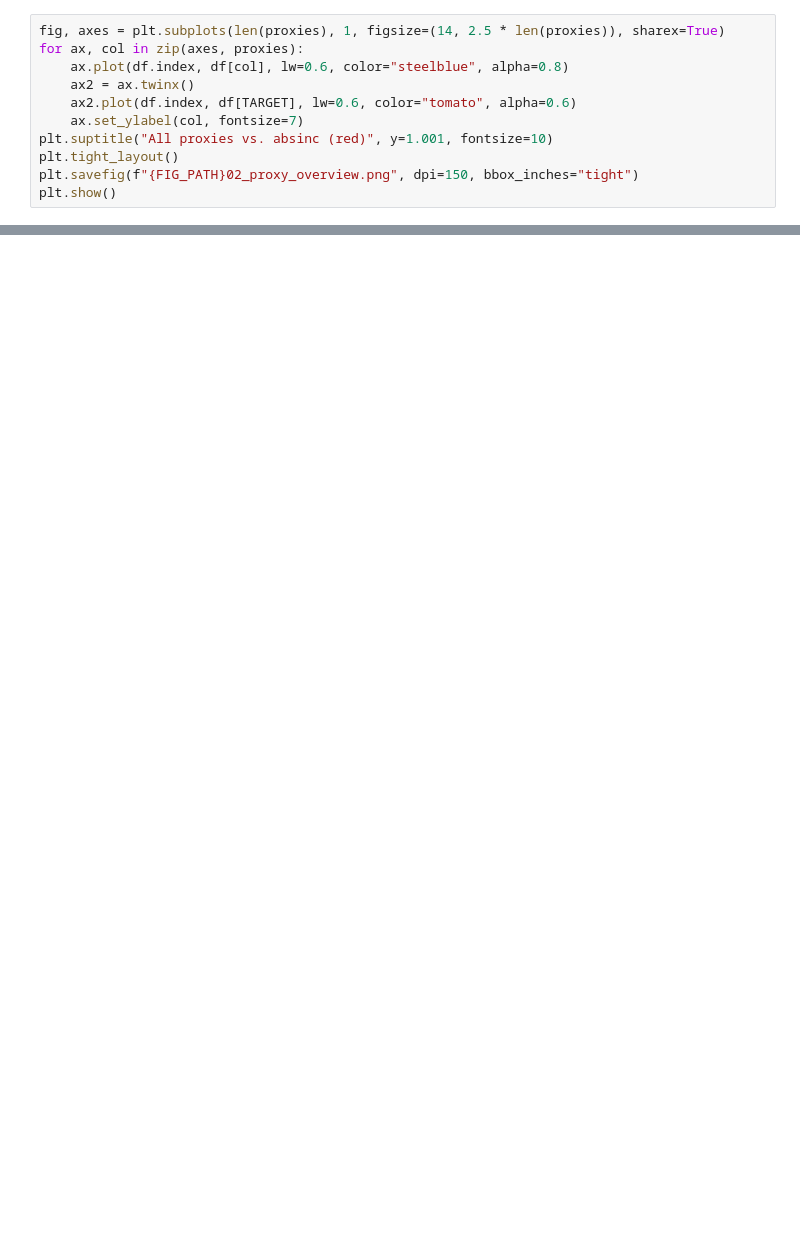
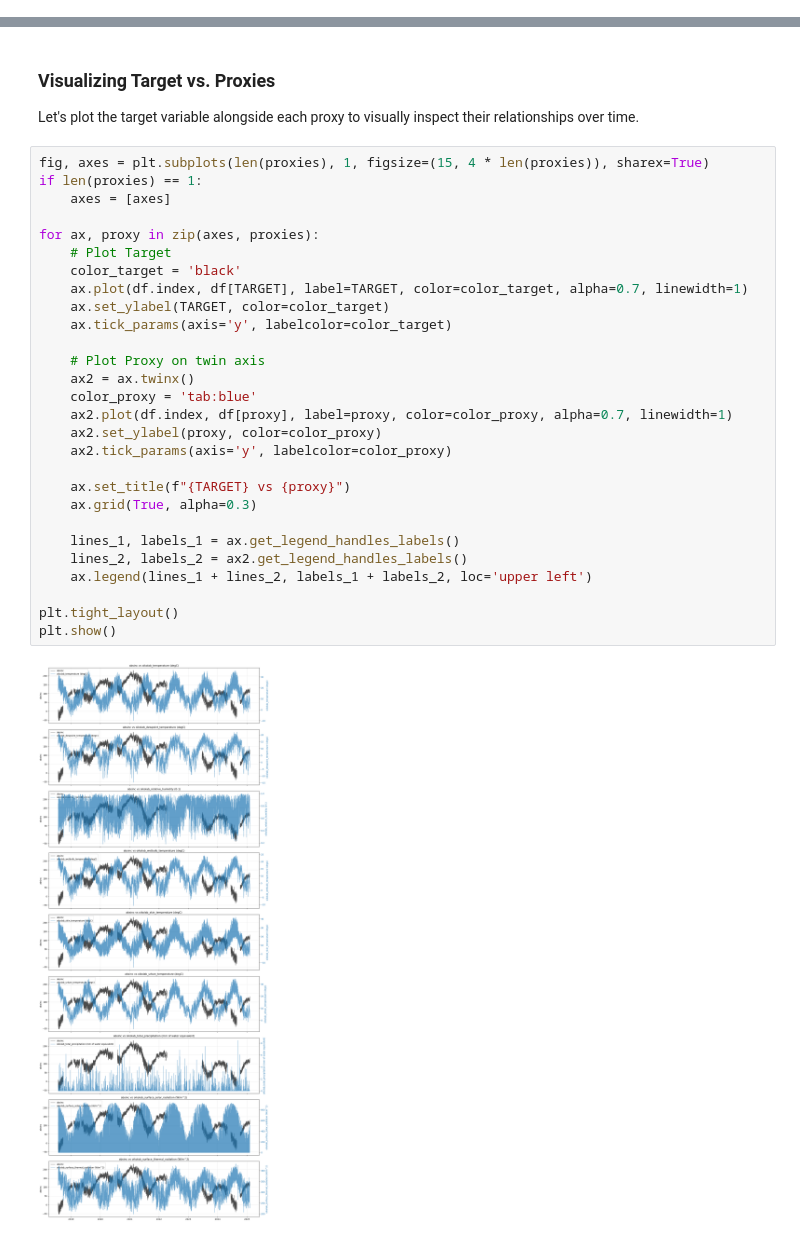
Before and after one commit to eugeniomoreira-iaud/heritageshm, a Jupyter notebook: 02_Proxy_Validation_and_Lags.ipynb, the cells around one changed output, grey strips where cells are left out. Cells and saved outputs as stored; diff of their text form; blank space fills up the shorter version.

Commit message:
refactor: modularize diagnostics and preprocessing, add gap distribution visualization, and update lag screening notebook.

```diff
--- a/02_Proxy_Validation_and_Lags.ipynb
+++ b/02_Proxy_Validation_and_Lags.ipynb
@@ -51,14 +59,3 @@ Proxies: ['oikolab_temperature (degC)', 'oikolab_dewpoint_temperature (degC)', '
 | oikolab_total_precipitation (mm o... | 57278.0 | 0.104979 | 0.365236 | 0.00 | 0.0000 | 0.000 | 0.030000 | 8.45 |
 | oikolab_surface_solar_radiation (... | 57278.0 | 171.345266 | 247.406748 | 0.00 | 0.0000 | 6.240 | 296.747500 | 945.36 |
 | oikolab_surface_thermal_radiation... | 57278.0 | 318.925681 | 43.050782 | 198.22 | 288.4500 | 323.140 | 351.730000 | 431.26 |
-# %%
-fig, axes = plt.subplots(len(proxies), 1, figsize=(14, 2.5 * len(proxies)), sharex=True)
-for ax, col in zip(axes, proxies):
-    ax.plot(df.index, df[col], lw=0.6, color="steelblue", alpha=0.8)
-    ax2 = ax.twinx()
-    ax2.plot(df.index, df[TARGET], lw=0.6, color="tomato", alpha=0.6)
-    ax.set_ylabel(col, fontsize=7)
-plt.suptitle("All proxies vs. absinc (red)", y=1.001, fontsize=10)
-plt.tight_layout()
-plt.savefig(f"{FIG_PATH}02_proxy_overview.png", dpi=150, bbox_inches="tight")
-plt.show()
@@ -461,0 +62,33 @@ plt.show()
+# %% [markdown]
+### Visualizing Target vs. Proxies
+Let's plot the target variable alongside each proxy to visually inspect their relationships over time.
+# %%
+fig, axes = plt.subplots(len(proxies), 1, figsize=(15, 4 * len(proxies)), sharex=True)
+if len(proxies) == 1:
+    axes = [axes]
+
+for ax, proxy in zip(axes, proxies):
+    # Plot Target
+    color_target = 'black'
+    ax.plot(df.index, df[TARGET], label=TARGET, color=color_target, alpha=0.7, linewidth=1)
+    ax.set_ylabel(TARGET, color=color_target)
+    ax.tick_params(axis='y', labelcolor=color_target)
+
+    # Plot Proxy on twin axis
+    ax2 = ax.twinx()
+    color_proxy = 'tab:blue'
+    ax2.plot(df.index, df[proxy], label=proxy, color=color_proxy, alpha=0.7, linewidth=1)
+    ax2.set_ylabel(proxy, color=color_proxy)
+    ax2.tick_params(axis='y', labelcolor=color_proxy)
+
+    ax.set_title(f"{TARGET} vs {proxy}")
+    ax.grid(True, alpha=0.3)
+
+    lines_1, labels_1 = ax.get_legend_handles_labels()
+    lines_2, labels_2 = ax2.get_legend_handles_labels()
+    ax.legend(lines_1 + lines_2, labels_1 + labels_2, loc='upper left')
+
+plt.tight_layout()
+plt.show()
+# %% [output]
+[figure, added]
```
Also changed, not shown: parts of 20 cells of this notebook, 3 other files.
